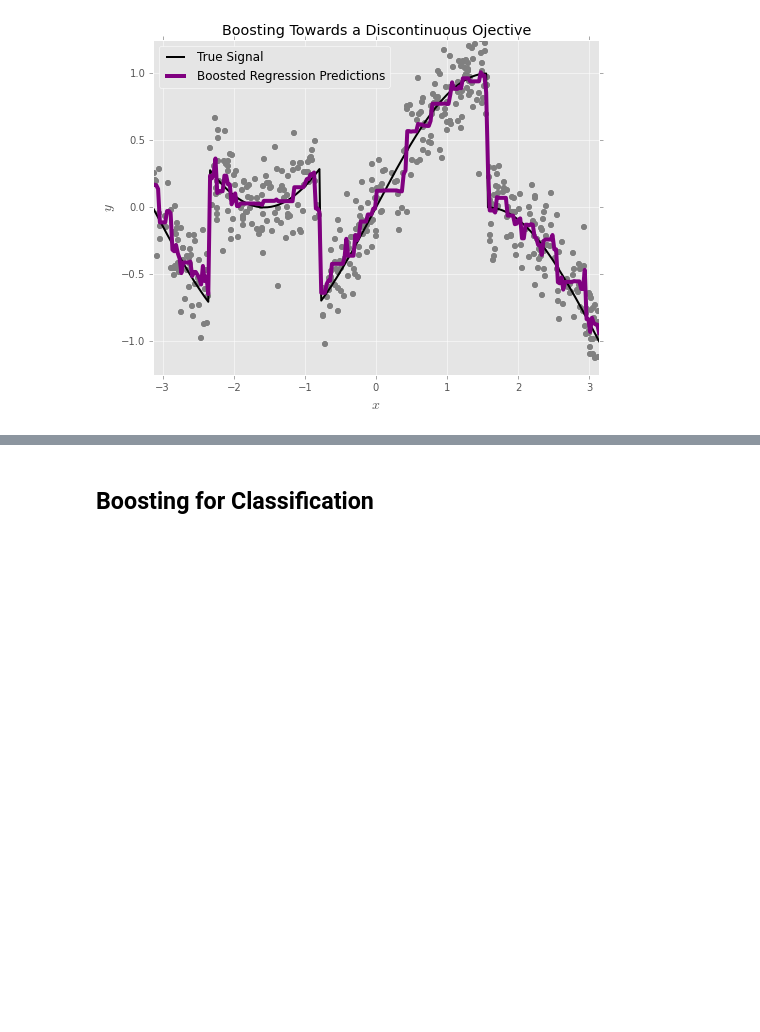
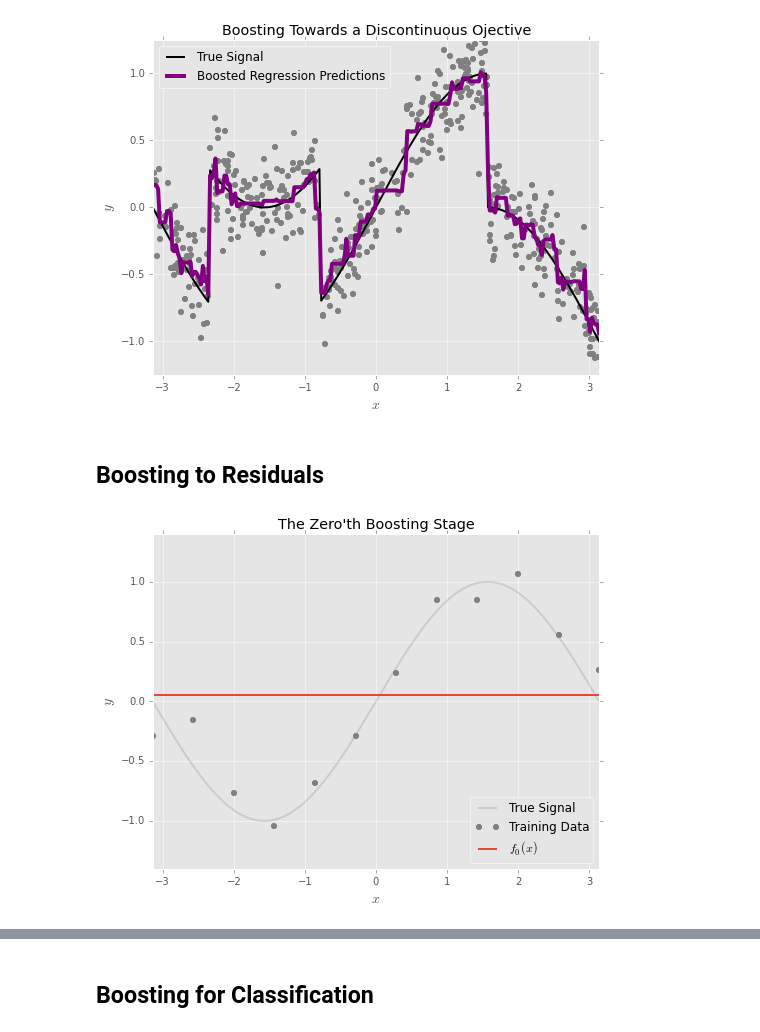
Before and after one commit to madrury/boosting-presentation, a Jupyter notebook: Boosting-Presentation-Galvanize.ipynb, the cells around one changed output, grey strips where cells are left out. Cells and saved outputs as stored; diff of their text form; code cells hidden in the pictures; blank space fills up the shorter version.

```diff
--- a/Boosting-Presentation-Galvanize.ipynb
+++ b/Boosting-Presentation-Galvanize.ipynb
@@ -182,3 +182,33 @@ plt.legend(loc="upper left")
 plt.savefig('plots/broken-sin-with-booster.png', bbox_inches='tight')
 # %% [output]
 [figure]
+# %% [markdown]
+## Boosting to Residuals
+# %%
+N = 12
+
+np.random.seed(seed=200)
+
+# For plotting
+f = lambda x: np.sin(x)
+x = np.linspace(-np.pi, np.pi, num=250)
+y = f(x)
+
+# Training Data
+xs = np.linspace(-np.pi, np.pi, 12)
+ys = f(xs) + rand.normal(0, 0.20, N)
+
+mu = np.mean(ys)
+# %%
+plt.plot(x, y, '-', color='grey', alpha=0.25, label='True Signal')
+plt.plot(xs, ys, 'o', markeredgewidth=0, color="grey", label='Training Data')
+plt.plot(xs, np.repeat(mu, N), label="$f_0(x)$")
+plt.xlim([-np.pi, np.pi]); plt.ylim([-1.4, 1.4])
+
+plt.title('The Zero\'th Boosting Stage')
+plt.xlabel('$x$', fontsize=14); plt.ylabel('$y$', fontsize=14)
+plt.legend(loc="lower right")
+
+plt.savefig('plots/zeroth-boosting-stage.png', bbox_inches='tight')
+# %% [output]
+[figure, added]
```
Also changed, not shown: parts of 13 cells of this notebook, 22 other files.
